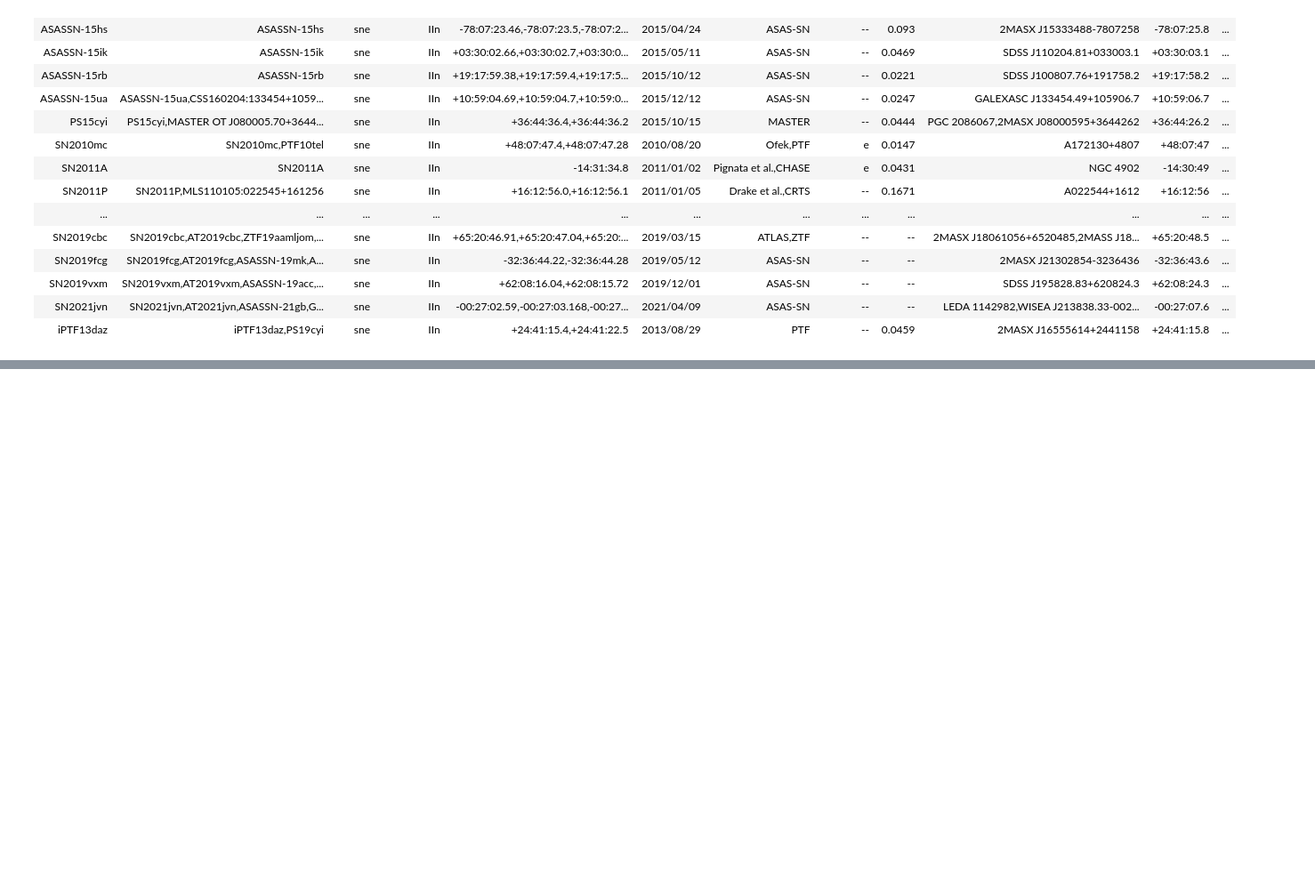
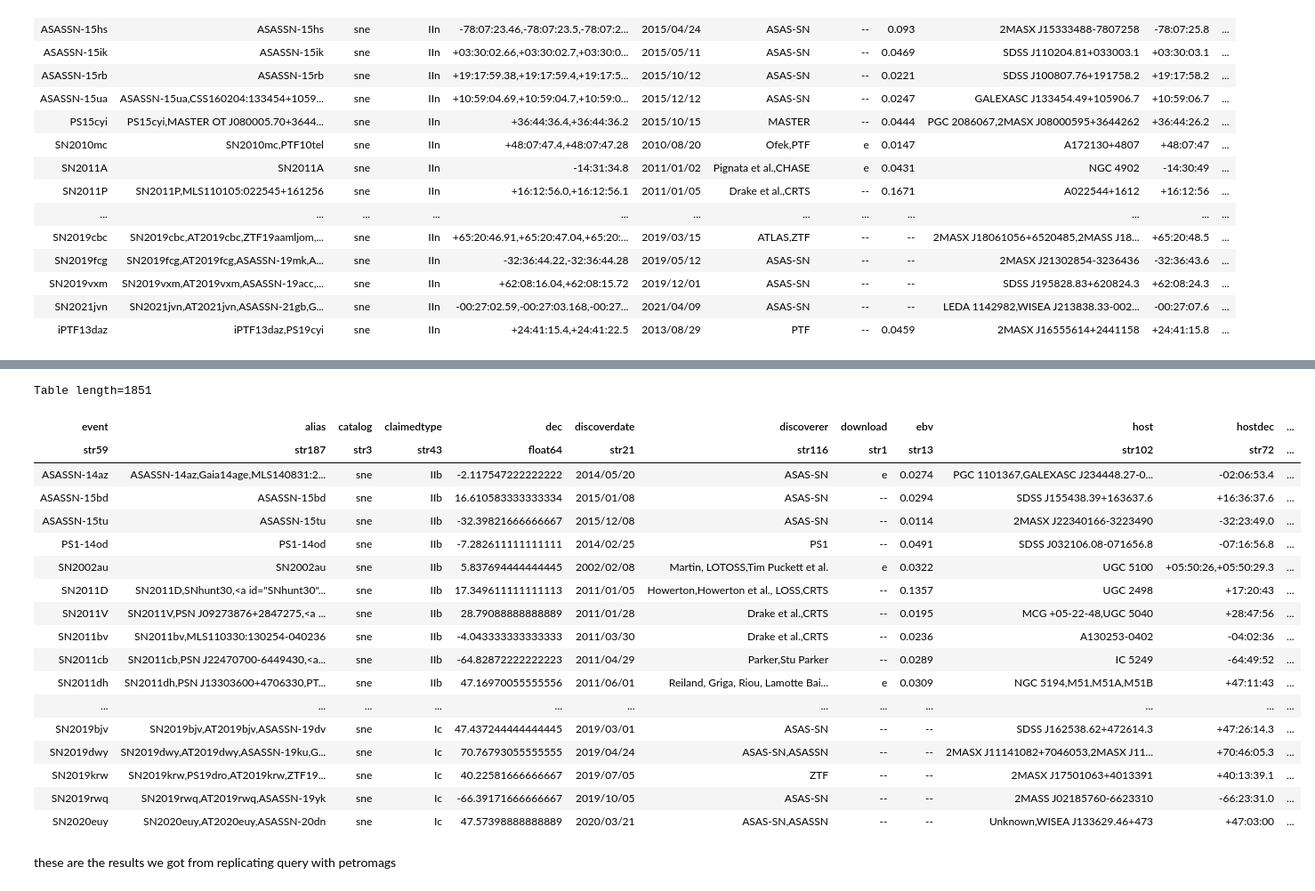
Before and after one commit to DESI-UR/SNe_Void_Properties, a Jupyter notebook: read_sne_space.ipynb, the cells around one changed output, grey strips where cells are left out. Shown at 89% size. Cells and saved outputs as stored; diff of their text form; code cells hidden in the pictures; blank space fills up the shorter version.

```diff
--- a/read_sne_space.ipynb
+++ b/read_sne_space.ipynb
@@ -248,0 +269,14 @@ Table length=1951
+# %%
+#when running into VAST it was not able to convert a string in the 'redshift' colm into a float
+#initializing
+selected['z'] = -9.
+#This loop allows us to then
+
+for i in range(len(selected)):
+    red_conv_fl = selected['redshift'][i]
+
+
+
+    redcnvF = red_conv_fl.split(',')
+    red = float((redcnvF[0]))
+    selected['z'][i] = red
@@ -248,0 +355,25 @@ Table length=1951
+# %%
+selected['dec'] = dec_col
+selected['ra'] = ra_col
+
+selected
+# %% [output]
+Table length=1851
+| event | alias | catalog | claimedtype | dec | discoverdate | discoverer | download | ebv | host | hostdec | ... |
+| str59 | str187 | str3 | str43 | float64 | str21 | str116 | str1 | str13 | str102 | str72 | ... |
+| ASASSN-14az | ASASSN-14az,Gaia14age,MLS140831:2... | sne | IIb | -2.117547222222222 | 2014/05/20 | ASAS-SN | e | 0.0274 | PGC 1101367,GALEXASC J234448.27-0... | -02:06:53.4 | ... |
+| ASASSN-15bd | ASASSN-15bd | sne | IIb | 16.610583333333334 | 2015/01/08 | ASAS-SN | -- | 0.0294 | SDSS J155438.39+163637.6 | +16:36:37.6 | ... |
+| ASASSN-15tu | ASASSN-15tu | sne | IIb | -32.39821666666667 | 2015/12/08 | ASAS-SN | -- | 0.0114 | 2MASX J22340166-3223490 | -32:23:49.0 | ... |
+| PS1-14od | PS1-14od | sne | IIb | -7.282611111111111 | 2014/02/25 | PS1 | -- | 0.0491 | SDSS J032106.08-071656.8 | -07:16:56.8 | ... |
+| SN2002au | SN2002au | sne | IIb | 5.837694444444445 | 2002/02/08 | Martin, LOTOSS,Tim Puckett et al. | e | 0.0322 | UGC 5100 | +05:50:26,+05:50:29.3 | ... |
+| SN2011D | SN2011D,SNhunt30,<a id="SNhunt30"... | sne | IIb | 17.349611111111113 | 2011/01/05 | Howerton,Howerton et al., LOSS,CRTS | -- | 0.1357 | UGC 2498 | +17:20:43 | ... |
+| SN2011V | SN2011V,PSN J09273876+2847275,<a ... | sne | IIb | 28.79088888888889 | 2011/01/28 | Drake et al.,CRTS | -- | 0.0195 | MCG +05-22-48,UGC 5040 | +28:47:56 | ... |
+| SN2011bv | SN2011bv,MLS110330:130254-040236 | sne | IIb | -4.043333333333333 | 2011/03/30 | Drake et al.,CRTS | -- | 0.0236 | A130253-0402 | -04:02:36 | ... |
+| SN2011cb | SN2011cb,PSN J22470700-6449430,<a... | sne | IIb | -64.82872222222223 | 2011/04/29 | Parker,Stu Parker | -- | 0.0289 | IC 5249 | -64:49:52 | ... |
+| SN2011dh | SN2011dh,PSN J13303600+4706330,PT... | sne | IIb | 47.16970055555556 | 2011/06/01 | Reiland, Griga, Riou, Lamotte Bai... | e | 0.0309 | NGC 5194,M51,M51A,M51B | +47:11:43 | ... |
+| ... | ... | ... | ... | ... | ... | ... | ... | ... | ... | ... | ... |
+| SN2019bjv | SN2019bjv,AT2019bjv,ASASSN-19dv | sne | Ic | 47.437244444444445 | 2019/03/01 | ASAS-SN | -- | -- | SDSS J162538.62+472614.3 | +47:26:14.3 | ... |
+| SN2019dwy | SN2019dwy,AT2019dwy,ASASSN-19ku,G... | sne | Ic | 70.76793055555555 | 2019/04/24 | ASAS-SN,ASASSN | -- | -- | 2MASX J11141082+7046053,2MASX J11... | +70:46:05.3 | ... |
+| SN2019krw | SN2019krw,PS19dro,AT2019krw,ZTF19... | sne | Ic | 40.22581666666667 | 2019/07/05 | ZTF | -- | -- | 2MASX J17501063+4013391 | +40:13:39.1 | ... |
+| SN2019rwq | SN2019rwq,AT2019rwq,ASASSN-19yk | sne | Ic | -66.39171666666667 | 2019/10/05 | ASAS-SN | -- | -- | 2MASS J02185760-6623310 | -66:23:31.0 | ... |
+| SN2020euy | SN2020euy,AT2020euy,ASASSN-20dn | sne | Ic | 47.57398888888889 | 2020/03/21 | ASAS-SN,ASASSN | -- | -- | Unknown,WISEA J133629.46+473 | +47:03:00 | ... |
@@ -248,0 +386,2 @@ Table length=1951
+# %% [markdown]
+these are the results we got from replicating query with petromags
```
Also changed, not shown: parts of 14 cells of this notebook, 9 other files.
